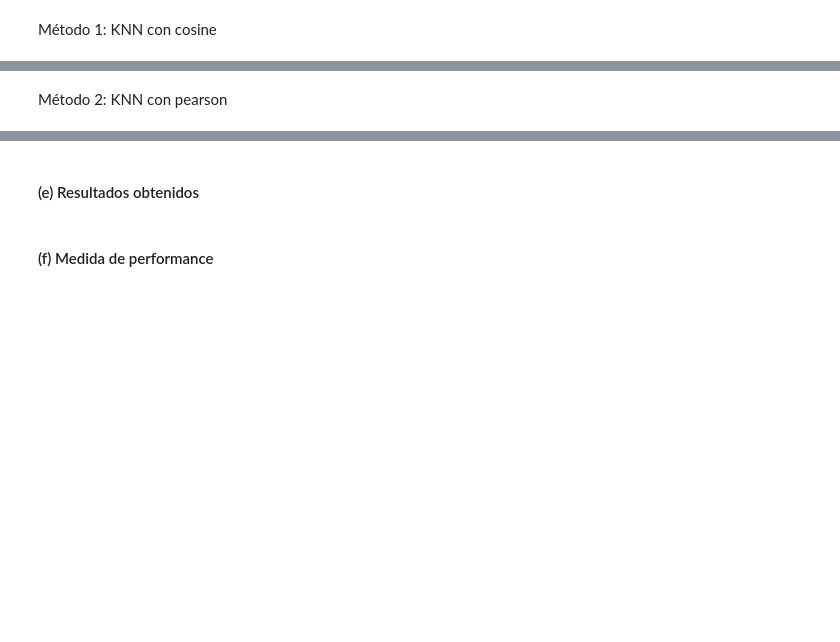
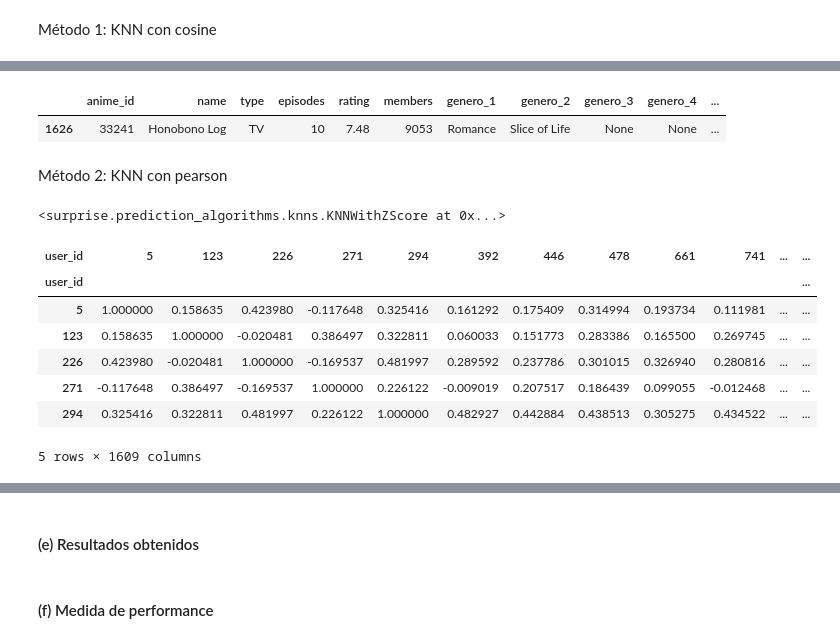
Before and after one commit to ffvilca/topicos_tarea-1, a Jupyter notebook: notebook.ipynb, the cells around one changed output, grey strips where cells are left out. Drawn from its saved outputs; the diff is of its cells as text; code cells hidden in the pictures; blank space fills up the shorter version.

```diff
--- a/notebook.ipynb
+++ b/notebook.ipynb
@@ -319,0 +321,4 @@ no se si explicar q es similar a lo de la ayudantia
+# %%
+# filtrar por tipo de animes
+filtro1 = data["anime_id"]
+ratings_priori = ratings_obs[ratings_obs['anime_id'].isin(filtro1)]
@@ -320,7 +327,9 @@ no se si explicar q es similar a lo de la ayudantia
 # %%
-a = ratings_obs.groupby("user_id")["rating"].count().reset_index()
+a = ratings_priori.groupby("user_id")["rating"].count().reset_index()
+a.query('rating >= 400', inplace=True)
 
-a.query('rating >= 500', inplace=True)
-print(a)
-a.info() # me quedo ~ 32000 usuarios q han valorado más de 50 animes
+usu_v = a["user_id"]
+
+ratings_final = ratings_obs[ratings_obs['user_id'].isin(usu_v)]
+ratings_final.info()
 # %% [output]
@@ -389,3 +422,20 @@ users_sim.head()
+# %%
+# recomendarle animes al usuario 49785 según el que más se parece usuario 123
+
+animes_u123 = ratings_final.query('user_id == 123')['anime_id']
+animes_u49785 = ratings_final.query('user_id == 48059')['anime_id']
+
+recomendaciones_u49785 = []
+
+for i in animes_u123:
+    if i not in animes_u49785:
+        recomendaciones_u49785.append(anime_id)
+
+
+data[data['anime_id'].isin(recomendaciones_u49785)]
+# %% [output]
+|  | anime_id | name | type | episodes | rating | members | genero_1 | genero_2 | genero_3 | genero_4 | ... |
+| 1626 | 33241 | Honobono Log | TV | 10 | 7.48 | 9053 | Romance | Slice of Life | None | None | ... |
 # %% [markdown]
 Método 2: KNN con pearson
 # %%
@@ -393,10 +443,21 @@ sim_options2 = {"name": "pearson","user_based": True}
 
 model_knn2= knns.KNNWithZScore(sim_options=sim_options2, verbose=False)
 model_knn2.fit(data_train.build_full_trainset())
+# %% [output]
+<surprise.prediction_algorithms.knns.KNNWithZScore at 0x...>
 # %%
 users_sim2 = pd.DataFrame(
     data = model_knn2.sim,
     index = usu_v,
     columns = usu_v
 )
-users_sim.head()
+users_sim2.head()
+# %% [output]
+| user_id | 5 | 123 | 226 | 271 | 294 | 392 | 446 | 478 | 661 | 741 | ... | ... |
+| user_id |  |  |  |  |  |  |  |  |  |  |  | ... |
+| 5 | 1.000000 | 0.158635 | 0.423980 | -0.117648 | 0.325416 | 0.161292 | 0.175409 | 0.314994 | 0.193734 | 0.111981 | ... | ... |
+| 123 | 0.158635 | 1.000000 | -0.020481 | 0.386497 | 0.322811 | 0.060033 | 0.151773 | 0.283386 | 0.165500 | 0.269745 | ... | ... |
+| 226 | 0.423980 | -0.020481 | 1.000000 | -0.169537 | 0.481997 | 0.289592 | 0.237786 | 0.301015 | 0.326940 | 0.280816 | ... | ... |
+| 271 | -0.117648 | 0.386497 | -0.169537 | 1.000000 | 0.226122 | -0.009019 | 0.207517 | 0.186439 | 0.099055 | -0.012468 | ... | ... |
+| 294 | 0.325416 | 0.322811 | 0.481997 | 0.226122 | 1.000000 | 0.482927 | 0.442884 | 0.438513 | 0.305275 | 0.434522 | ... | ... |
+5 rows × 1609 columns
```
Also changed, not shown: parts of 21 cells of this notebook.
